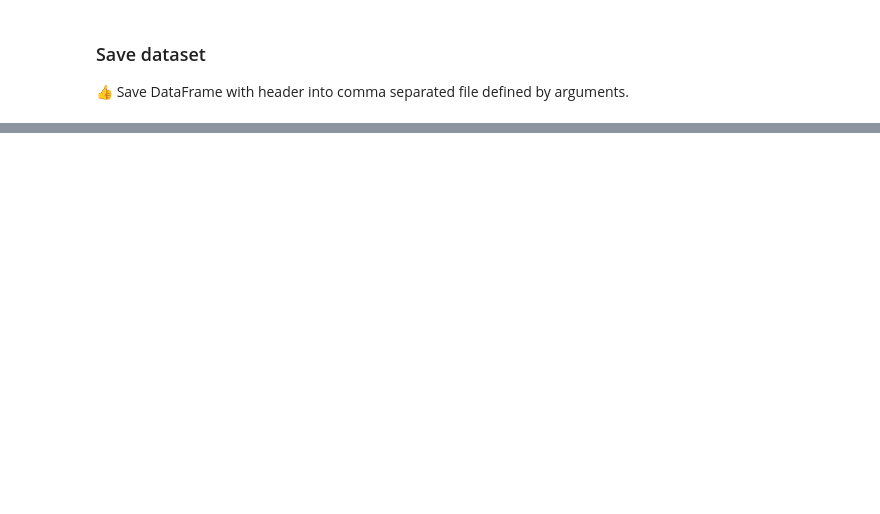
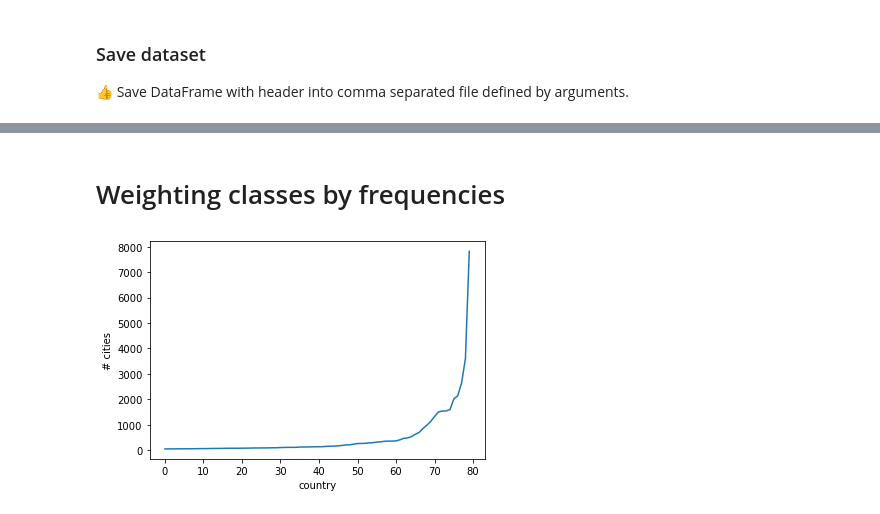
Before and after one commit to bzitko/nlp_repo, a Jupyter notebook: assignments/a03/nlp_a03.1_city_munge_solution.ipynb, the cells around one changed output, grey strips where cells are left out. Cells and saved outputs as stored; diff of their text form; code cells hidden in the pictures; blank space fills up the shorter version.

Commit message:
p03 a03 class weight

```diff
--- a/assignments/a03/nlp_a03.1_city_munge_solution.ipynb
+++ b/assignments/a03/nlp_a03.1_city_munge_solution.ipynb
@@ -154,0 +168,11 @@ final_cities.to_csv(args.output_munged_csv, index=False)
+# %% [markdown]
+# Weighting classes by frequencies
+# %%
+freqs = np.array(sorted(final_cities.country.value_counts().to_dict().values()))
+
+plt.xlabel("country")
+plt.ylabel("# cities")
+plt.plot(freqs)
+plt.show()
+# %% [output]
+[figure, added]
```
Also changed, not shown: parts of 12 cells of this notebook, 4 other files.
